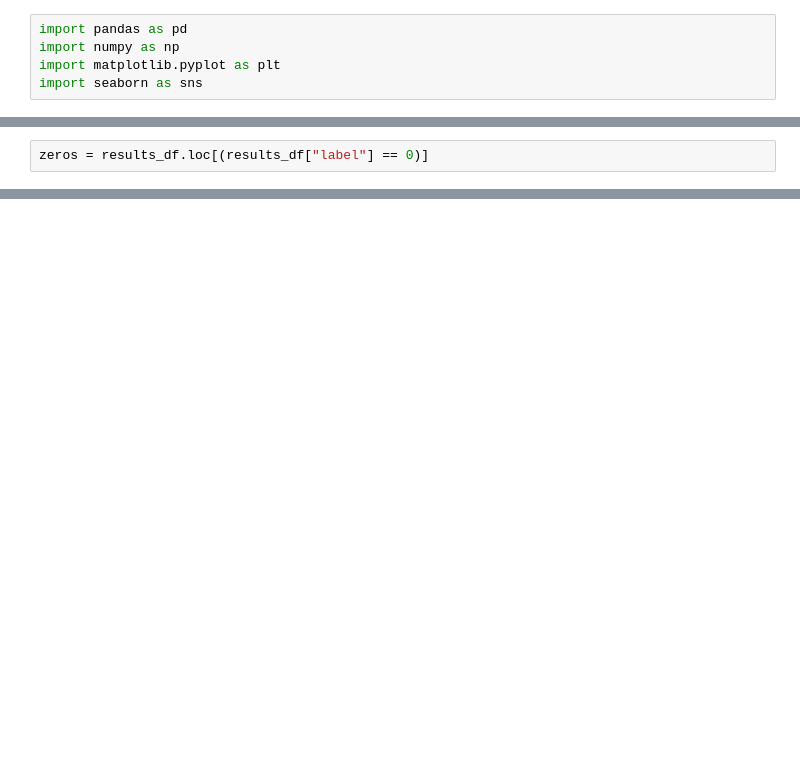
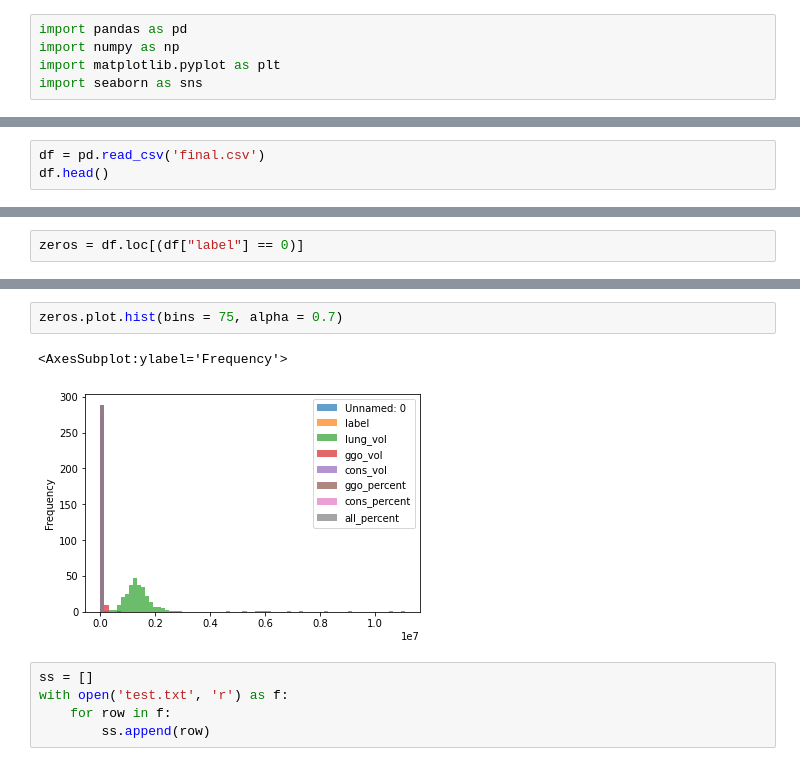
Before and after one commit to Timothy102/ct-ris, a Jupyter notebook: Interpret.ipynb, the cells around one changed output, grey strips where cells are left out. Cells and saved outputs as stored; diff of their text form; blank space fills up the shorter version.

```diff
--- a/Interpret.ipynb
+++ b/Interpret.ipynb
@@ -24,0 +6,3 @@ ones = results_df.loc[(results_df["label"] == 1)]
+# %%
+df = pd.read_csv('final.csv')
+df.head()
@@ -29,4 +24,4 @@ summa    0.049064
 dtype: float64
 # %%
-zeros = results_df.loc[(results_df["label"] == 0)]
+zeros = df.loc[(df["label"] == 0)]
 # %%
@@ -84,0 +52,10 @@ plt.show()
+# %%
+zeros.plot.hist(bins = 75, alpha = 0.7)
+# %% [output]
+<AxesSubplot:ylabel='Frequency'>
+[figure, added]
+# %%
+ss = []
+with open('test.txt', 'r') as f:
+    for row in f:
+        ss.append(row)
```
Also changed, not shown: parts of 20 cells of this notebook, 1 other file.
